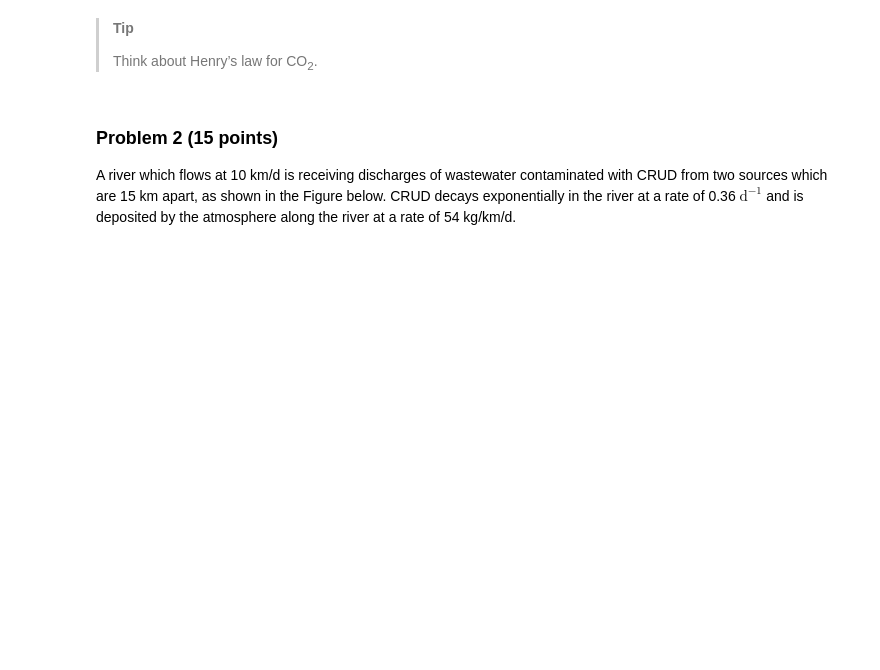
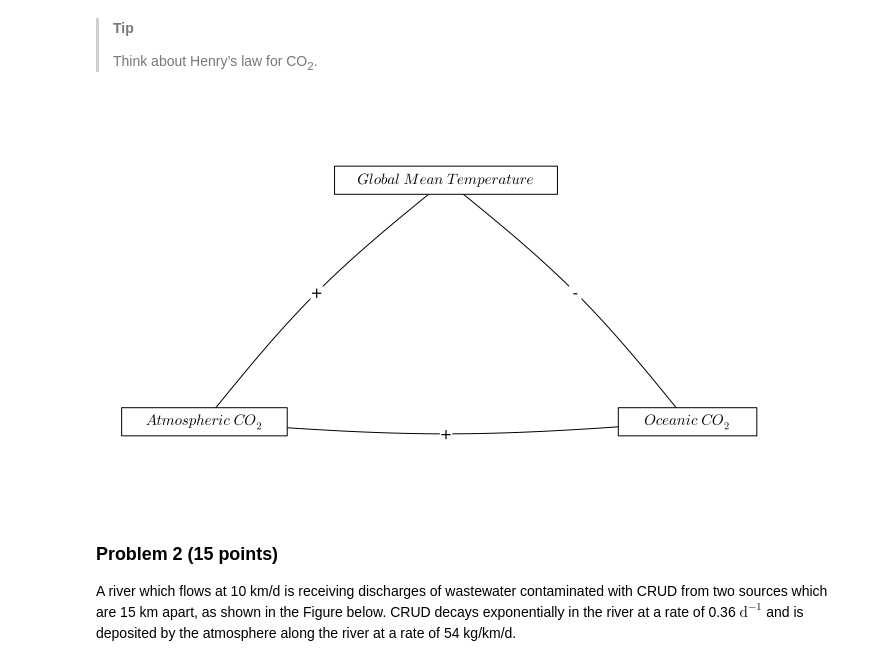
Before and after one commit to BEE4750-FA25/hw2-adrian, a Jupyter notebook: hw02.ipynb, the cells around one changed output. Drawn from its saved outputs; the diff is of its cells as text; code cells hidden in the pictures; blank space fills up the shorter version.

```diff
--- a/hw02.ipynb
+++ b/hw02.ipynb
@@ -111,6 +65,28 @@ overall feedback between temperature and the ocean carbon cycle?
 > **Tip**
 >
 > Think about Henry’s law for CO<sub>2</sub>.
+# %%
+# GMT (1)
+# /+           \
+# Atm CO2 (2) -+- ocean co2 (3)
+
+A = [0 1 1;
+    1 0 1;
+    1 1 0]
+
+names = [L"Global \ Mean \ Temperature", L"Atmospheric \ CO_2", L"Oceanic \ CO_2"]
+# modify this dictionary to add labels
+edge_labels = Dict((1, 2) => "+", (1,3) => "-", (2, 3) => "+")
+edgecurves = Dict((1, 2) => -0.05, (1,3) => -0.05, (2, 3) => 0.05)
+shapes=[:rect, :rect, :rect]
+xpos = [1, 0, 2]
+ypos = [1, 0, 0]
+
+p = graphplot(A, names=names, edgelabel=edge_labels, markersize=0.07, markershapes=shapes, markercolor=:white, x=xpos, y=ypos,
+size=(700, 400), fontsize = 10, curvature_scalar=edgecurves)
+display(p)
+# %% [output]
+[figure, added]
 # %% [markdown]
 ### Problem 2 (15 points)
 
```
Also changed, not shown: parts of 10 cells of this notebook, 2 other files.
